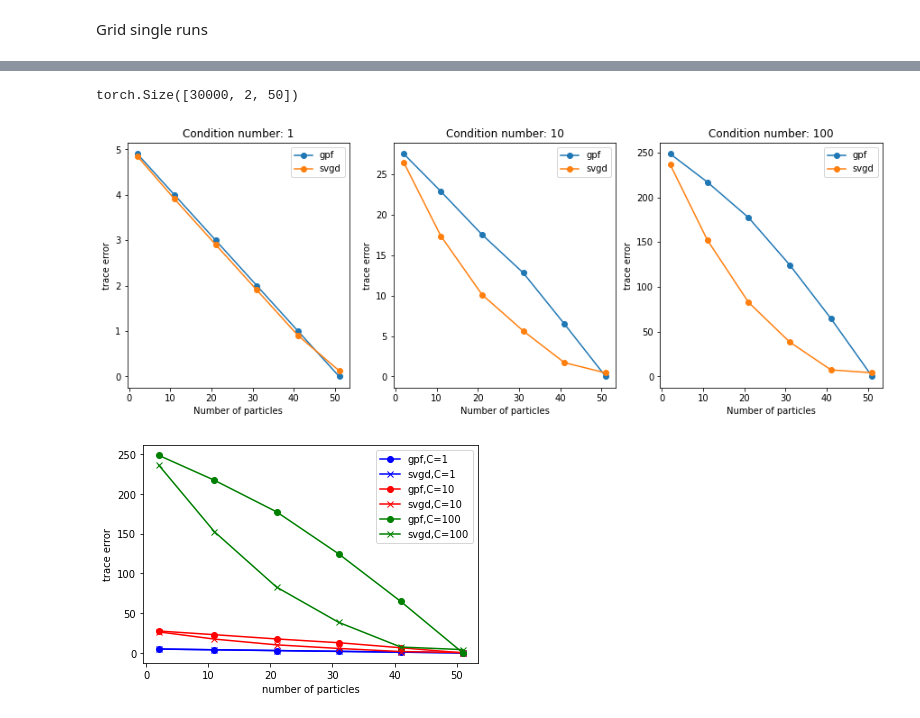
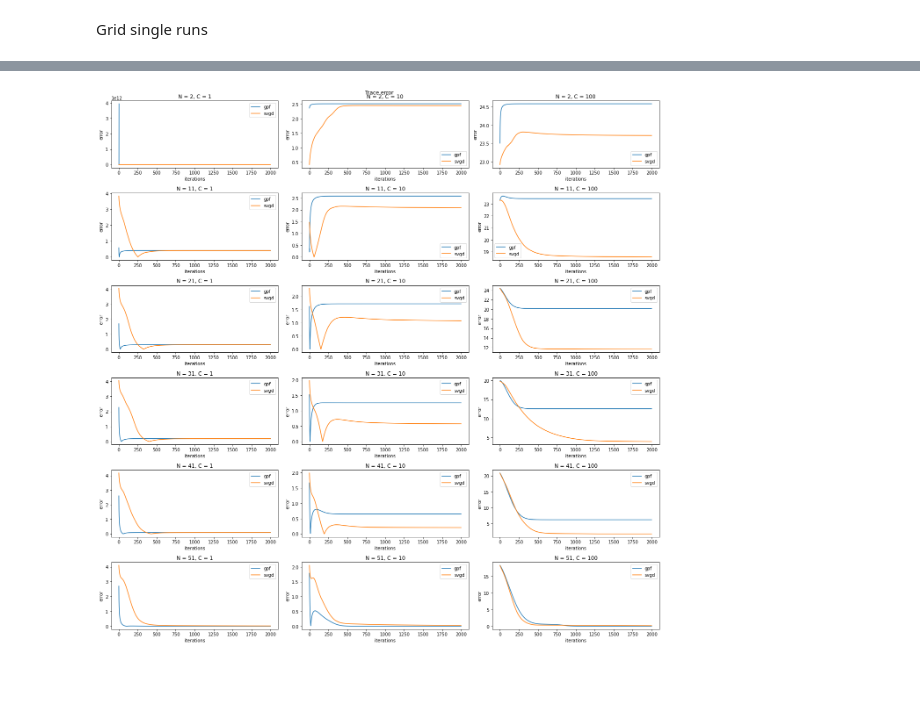
Before and after one commit to jthuemmel/linear_svgd, a Jupyter notebook: Results.ipynb, the cells around one changed output, grey strips where cells are left out. Drawn from its saved outputs; the diff is of its cells as text; code cells hidden in the pictures; blank space fills up the shorter version.

```diff
--- a/Results.ipynb
+++ b/Results.ipynb
@@ -194,4 +330,0 @@ plt.show()
-# %%
-x_gpf.shape
-# %% [output]
-torch.Size([30000, 2, 50])
@@ -217,24 +331,18 @@ cov_tr /= num_runs
-# %%
-fig,axs = plt.subplots(1,3,figsize=(15,5))
-for i in range(3):
-    axs[i].plot(Ns,cov_tr[i,:,0],'o-',label='gpf')
-    axs[i].plot(Ns,cov_tr[i,:,1],'o-',label='svgd')
-    axs[i].set_ylabel('trace error')
-    axs[i].set_xlabel('Number of particles')
-    axs[i].set_title('Condition number: {}'.format(Cs[i]))
-    axs[i].legend()
-plt.show()
-# %% [output]
-[figure, removed]
-# %%
-c = ['blue','red','green']
-for i in range(3):
-    plt.plot(Ns,cov_tr[i,:,0,],'o-',label='gpf,C={}'.format(Cs[i]),color=c[i])
-    plt.plot(Ns,cov_tr[i,:,1],'x-',label='svgd,C={}'.format(Cs[i]),color=c[i])
-plt.xlabel('number of particles')
-plt.ylabel('trace error')
-
-plt.legend()
-plt.show()
-# %% [output]
-[figure, removed]
+# %%
+display_iter = 2000
+
+fig,axs = plt.subplots(len(Ns),len(Cs),figsize=(3*len(Ns),6*len(Cs)))
+for i,N in enumerate(Ns):
+    for j,C in enumerate(Cs):
+        plt.sca(axs[i,j])
+        for k,label in enumerate(labels):
+            plt.plot(np.arange(display_iter),trace_err[j,i,k,:display_iter],label = label)
+        plt.title('N = {}, C = {}'.format(N,C))
+        plt.ylabel('absolute error')
+        plt.xlabel('iterations')
+        plt.legend()
+plt.suptitle('Trace error')
+fig.tight_layout()
+plt.show()
+# %% [output]
+[figure, added]
```
Also changed, not shown: parts of 24 cells of this notebook.
